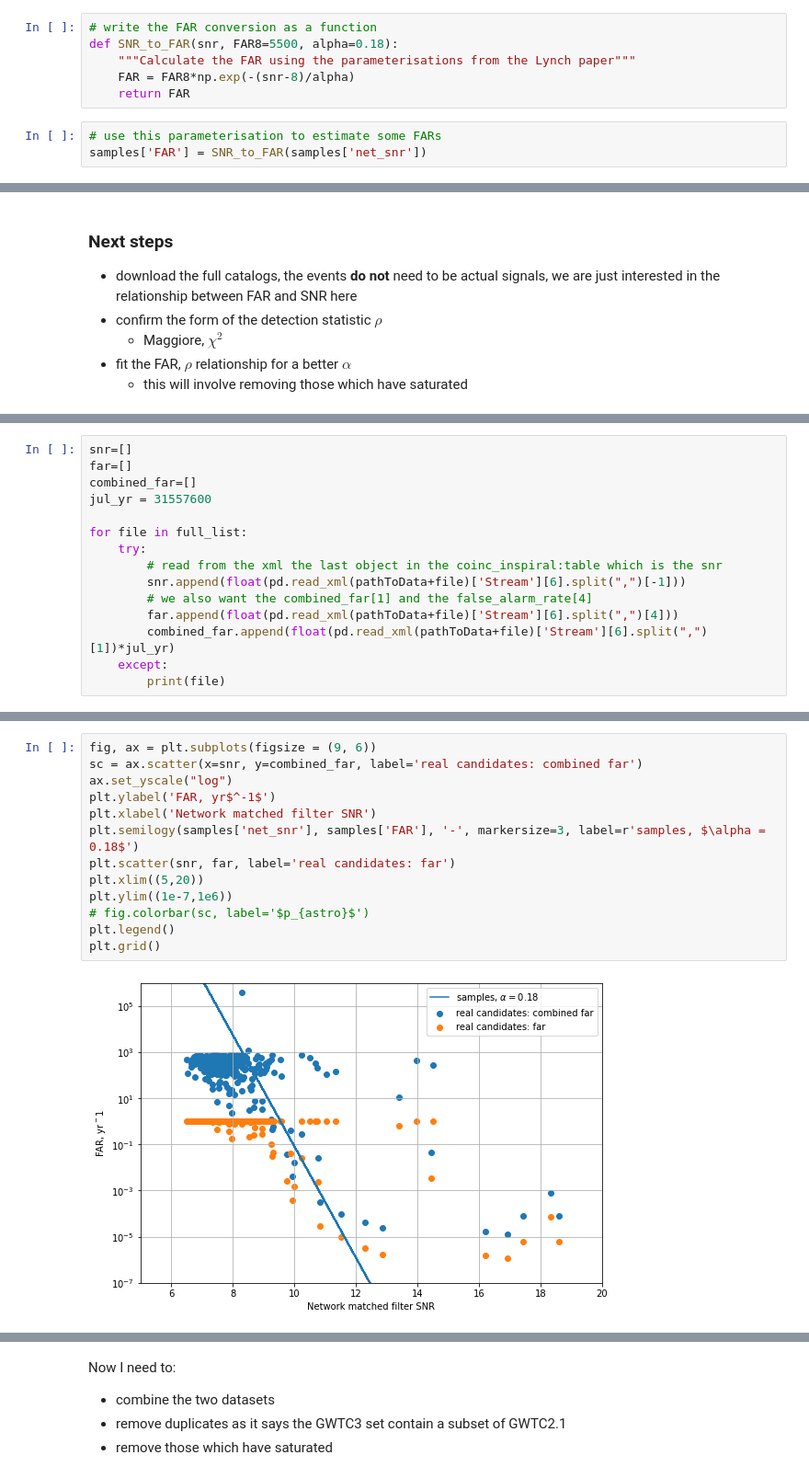
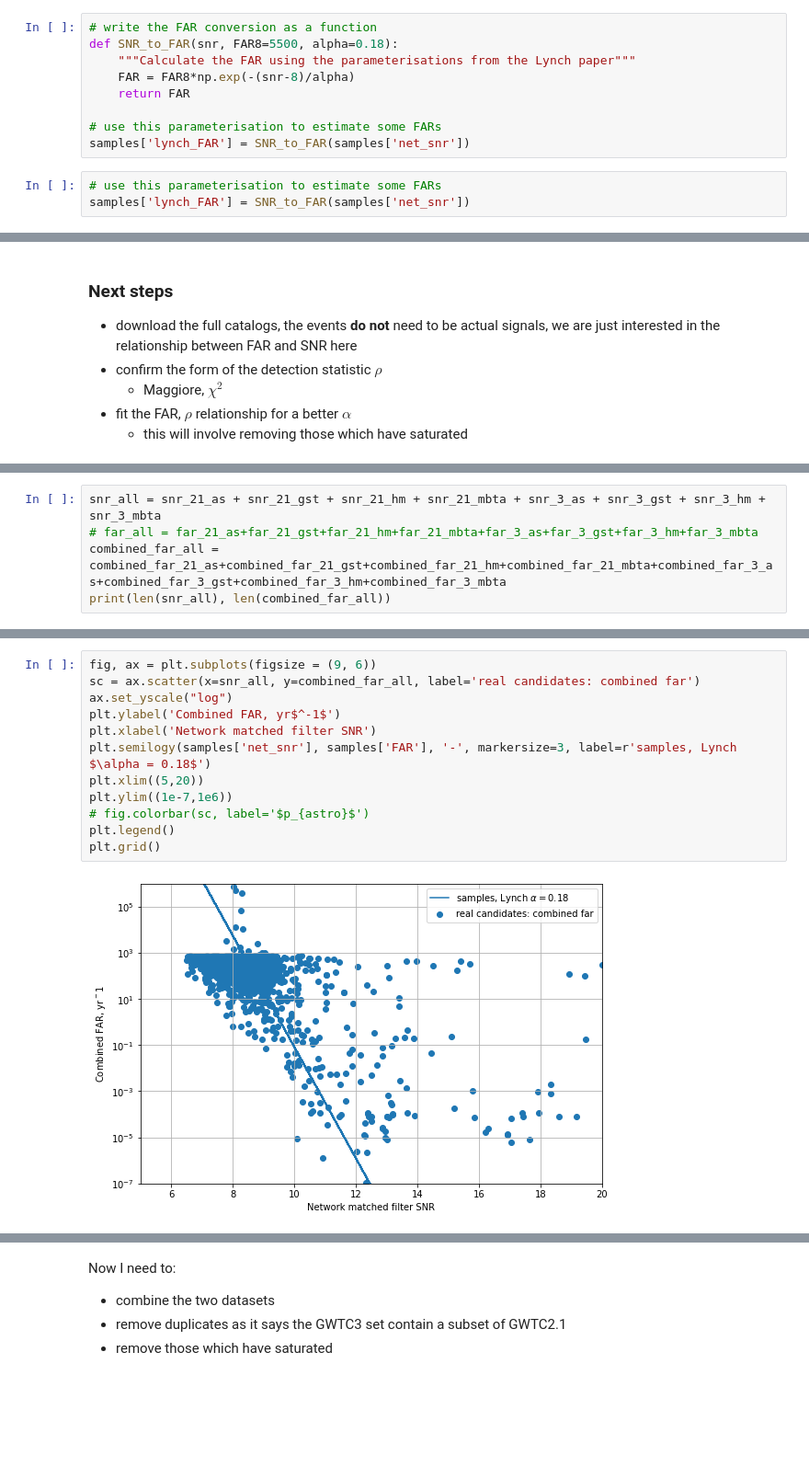
Before and after one commit to jhyland01/p_astro_project, a Jupyter notebook: obtain_candidates.ipynb, the cells around one changed output, grey strips where cells are left out. Shown at 92% size. Cells and saved outputs as stored; diff of their text form; blank space fills up the shorter version.

```diff
--- a/FAR.ipynb
+++ b/obtain_candidates.ipynb
@@ -89,9 +89,12 @@ def SNR_to_FAR(snr, FAR8=5500, alpha=0.18):
     """Calculate the FAR using the parameterisations from the Lynch paper"""
     FAR = FAR8*np.exp(-(snr-8)/alpha)
     return FAR
+
+# use this parameterisation to estimate some FARs
+samples['lynch_FAR'] = SNR_to_FAR(samples['net_snr'])
 # %%
 # use this parameterisation to estimate some FARs
-samples['FAR'] = SNR_to_FAR(samples['net_snr'])
+samples['lynch_FAR'] = SNR_to_FAR(samples['net_snr'])
 # %%
 SNR_to_FAR(10)
 # %% [output]
@@ -179,15 +170,0 @@ len(full_list)
-# %%
-snr=[]
-far=[]
-combined_far=[]
-jul_yr = 31557600
-
-for file in full_list:
-    try:
-        # read from the xml the last object in the coinc_inspiral:table which is the snr
-        snr.append(float(pd.read_xml(pathToData+file)['Stream'][6].split(",")[-1]))
-        # we also want the combined_far[1] and the false_alarm_rate[4]
-        far.append(float(pd.read_xml(pathToData+file)['Stream'][6].split(",")[4]))
-        combined_far.append(float(pd.read_xml(pathToData+file)['Stream'][6].split(",")[1])*jul_yr)
-    except:
-        print(file)
@@ -198,0 +379,5 @@ pastro
+# %%
+snr_all = snr_21_as + snr_21_gst + snr_21_hm + snr_21_mbta + snr_3_as + snr_3_gst + snr_3_hm + snr_3_mbta
+# far_all = far_21_as+far_21_gst+far_21_hm+far_21_mbta+far_3_as+far_3_gst+far_3_hm+far_3_mbta
+combined_far_all = combined_far_21_as+combined_far_21_gst+combined_far_21_hm+combined_far_21_mbta+combined_far_3_as+combined_far_3_gst+combined_far_3_hm+combined_far_3_mbta
+print(len(snr_all), len(combined_far_all))
@@ -199,15 +397,14 @@ pastro
 # %%
 fig, ax = plt.subplots(figsize = (9, 6))
-sc = ax.scatter(x=snr, y=combined_far, label='real candidates: combined far')
+sc = ax.scatter(x=snr_all, y=combined_far_all, label='real candidates: combined far')
 ax.set_yscale("log")
-plt.ylabel('FAR, yr$^-1$')
+plt.ylabel('Combined FAR, yr$^-1$')
 plt.xlabel('Network matched filter SNR')
-plt.semilogy(samples['net_snr'], samples['FAR'], '-', markersize=3, label=r'samples, $\alpha = 0.18$')
-plt.scatter(snr, far, label='real candidates: far')
+plt.semilogy(samples['net_snr'], samples['FAR'], '-', markersize=3, label=r'samples, Lynch $\alpha = 0.18$')
 plt.xlim((5,20))
 plt.ylim((1e-7,1e6))
 # fig.colorbar(sc, label='$p_{astro}$')
 plt.legend()
 plt.grid()
 # %% [output]
-[figure, old version]
+[figure, new version]
```
Also changed, not shown: parts of 19 cells of this notebook, 6 other files.
